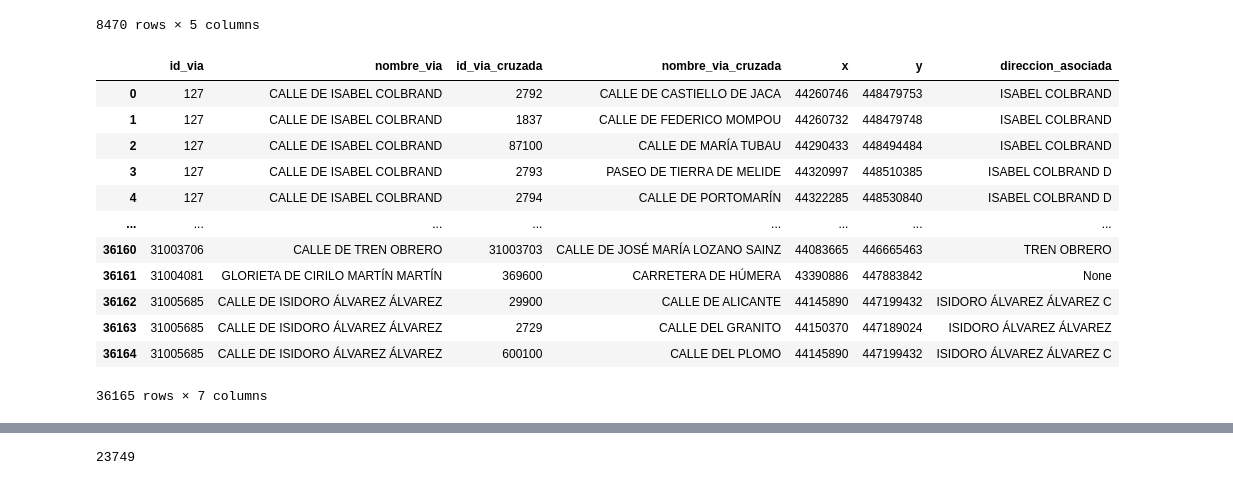
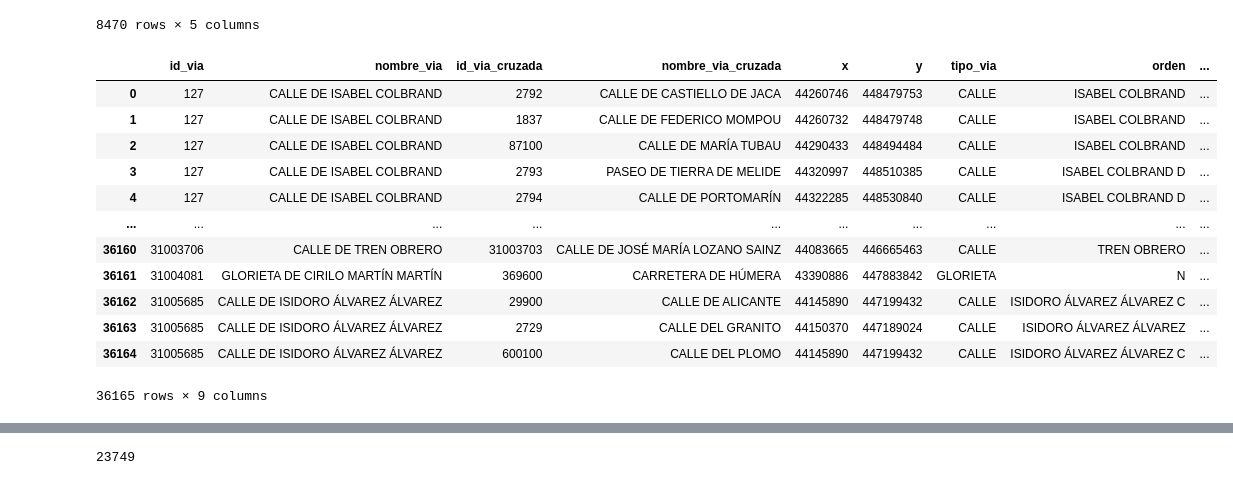
Before and after one commit to winoo19/GPS, a Jupyter notebook: create_graph.ipynb, the cells around one changed output, grey strips where cells are left out. Cells and saved outputs as stored; diff of their text form; code cells hidden in the pictures.

```diff
--- a/create_graph.ipynb
+++ b/create_graph.ipynb
@@ -60,21 +236,22 @@ def asociar(row: pd.Series):
     if df.empty:
         return "None"
     df["distance"] = df.apply(lambda row2: (row["x"]-row2["x"])**2+(row["y"]-row2["y"])**2, axis=1)
-    return df.loc[int(df["distance"].idxmax())]["orden"]
+    return df.loc[int(df["distance"].idxmax())]["orden"], df.loc[int(df["distance"].idxmax())]["Direccion completa"]
-# %%
-cruces["direccion_asociada"] = cruces.apply(asociar, axis=1)
-cruces
-# %% [output]
-|  | id_via | nombre_via | id_via_cruzada | nombre_via_cruzada | x | y | direccion_asociada |
-| 0 | 127 | CALLE DE ISABEL COLBRAND | 2792 | CALLE DE CASTIELLO DE JACA | 44260746 | 448479753 | ISABEL COLBRAND  |
-| 1 | 127 | CALLE DE ISABEL COLBRAND | 1837 | CALLE DE FEDERICO MOMPOU | 44260732 | 448479748 | ISABEL COLBRAND  |
-| 2 | 127 | CALLE DE ISABEL COLBRAND | 87100 | CALLE DE MARÍA TUBAU | 44290433 | 448494484 | ISABEL COLBRAND  |
-| 3 | 127 | CALLE DE ISABEL COLBRAND | 2793 | PASEO DE TIERRA DE MELIDE | 44320997 | 448510385 | ISABEL COLBRAND  D |
-| 4 | 127 | CALLE DE ISABEL COLBRAND | 2794 | CALLE DE PORTOMARÍN | 44322285 | 448530840 | ISABEL COLBRAND  D |
-| ... | ... | ... | ... | ... | ... | ... | ... |
-| 36160 | 31003706 | CALLE DE TREN OBRERO | 31003703 | CALLE DE JOSÉ MARÍA LOZANO SAINZ | 44083665 | 446665463 | TREN OBRERO  |
-| 36161 | 31004081 | GLORIETA DE CIRILO MARTÍN MARTÍN | 369600 | CARRETERA DE HÚMERA | 43390886 | 447883842 | None |
-| 36162 | 31005685 | CALLE DE ISIDORO ÁLVAREZ ÁLVAREZ | 29900 | CALLE DE ALICANTE | 44145890 | 447199432 | ISIDORO ÁLVAREZ ÁLVAREZ  C |
-| 36163 | 31005685 | CALLE DE ISIDORO ÁLVAREZ ÁLVAREZ | 2729 | CALLE DEL GRANITO | 44150370 | 447189024 | ISIDORO ÁLVAREZ ÁLVAREZ  |
-| 36164 | 31005685 | CALLE DE ISIDORO ÁLVAREZ ÁLVAREZ | 600100 | CALLE DEL PLOMO | 44145890 | 447199432 | ISIDORO ÁLVAREZ ÁLVAREZ  C |
-36165 rows × 7 columns
+# %%
+dir = cruces.apply(asociar, axis=1)
+cruces["orden"], cruces["direccion_asociada"] = dir.map(lambda el: el[0]), dir.map(lambda el: el[1])
+cruces
+# %% [output]
+|  | id_via | nombre_via | id_via_cruzada | nombre_via_cruzada | x | y | tipo_via | orden | ... |
+| 0 | 127 | CALLE DE ISABEL COLBRAND | 2792 | CALLE DE CASTIELLO DE JACA | 44260746 | 448479753 | CALLE | ISABEL COLBRAND  | ... |
+| 1 | 127 | CALLE DE ISABEL COLBRAND | 1837 | CALLE DE FEDERICO MOMPOU | 44260732 | 448479748 | CALLE | ISABEL COLBRAND  | ... |
+| 2 | 127 | CALLE DE ISABEL COLBRAND | 87100 | CALLE DE MARÍA TUBAU | 44290433 | 448494484 | CALLE | ISABEL COLBRAND  | ... |
+| 3 | 127 | CALLE DE ISABEL COLBRAND | 2793 | PASEO DE TIERRA DE MELIDE | 44320997 | 448510385 | CALLE | ISABEL COLBRAND  D | ... |
+| 4 | 127 | CALLE DE ISABEL COLBRAND | 2794 | CALLE DE PORTOMARÍN | 44322285 | 448530840 | CALLE | ISABEL COLBRAND  D | ... |
+| ... | ... | ... | ... | ... | ... | ... | ... | ... | ... |
+| 36160 | 31003706 | CALLE DE TREN OBRERO | 31003703 | CALLE DE JOSÉ MARÍA LOZANO SAINZ | 44083665 | 446665463 | CALLE | TREN OBRERO  | ... |
+| 36161 | 31004081 | GLORIETA DE CIRILO MARTÍN MARTÍN | 369600 | CARRETERA DE HÚMERA | 43390886 | 447883842 | GLORIETA | N | ... |
+| 36162 | 31005685 | CALLE DE ISIDORO ÁLVAREZ ÁLVAREZ | 29900 | CALLE DE ALICANTE | 44145890 | 447199432 | CALLE | ISIDORO ÁLVAREZ ÁLVAREZ  C | ... |
+| 36163 | 31005685 | CALLE DE ISIDORO ÁLVAREZ ÁLVAREZ | 2729 | CALLE DEL GRANITO | 44150370 | 447189024 | CALLE | ISIDORO ÁLVAREZ ÁLVAREZ  | ... |
+| 36164 | 31005685 | CALLE DE ISIDORO ÁLVAREZ ÁLVAREZ | 600100 | CALLE DEL PLOMO | 44145890 | 447199432 | CALLE | ISIDORO ÁLVAREZ ÁLVAREZ  C | ... |
+36165 rows × 9 columns
```
Also changed, not shown: parts of 23 cells of this notebook, 8 other files.
